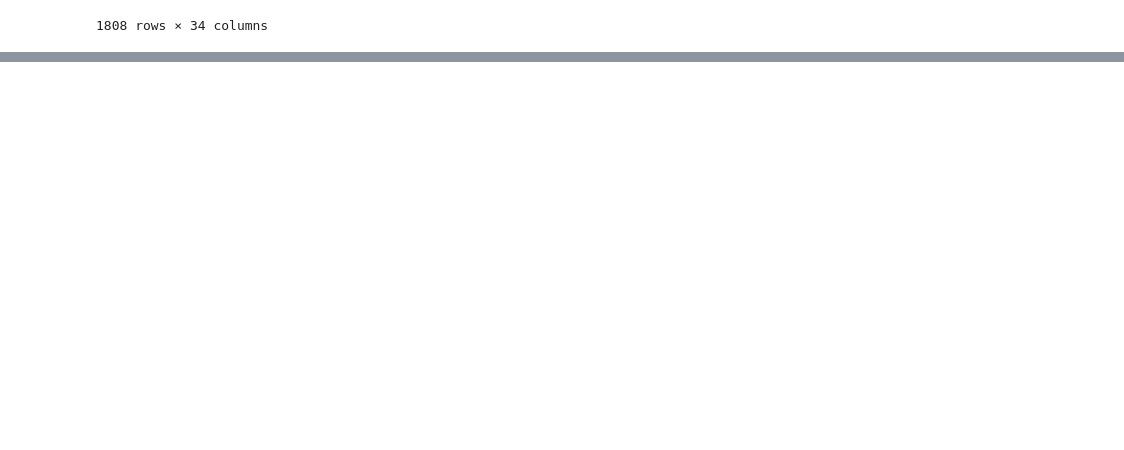
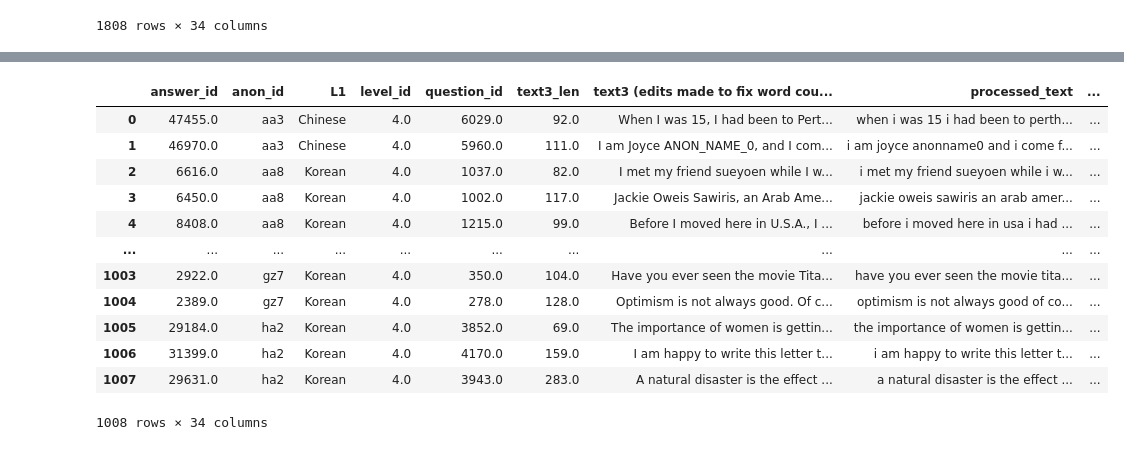
Before and after one commit to mencer456/LRDC-Research, a Jupyter notebook: L2SCA_Processing.ipynb, the cells around one changed output, grey strips where cells are left out. Drawn from its saved outputs; the diff is of its cells as text; code cells hidden in the pictures; blank space fills up the shorter version.

```diff
--- a/L2SCA_Processing.ipynb
+++ b/L2SCA_Processing.ipynb
@@ -300,0 +376,17 @@ ids
+# %%
+loose4=by_lvl(loose_merged,'4')
+loose4
+# %% [output]
+|  | answer_id | anon_id | L1 | level_id | question_id | text3_len | text3 (edits made to fix word cou... | processed_text | ... |
+| 0 | 47455.0 | aa3 | Chinese | 4.0 | 6029.0 | 92.0 | When I was 15, I had been to Pert... | when i was 15 i had been to perth... | ... |
+| 1 | 46970.0 | aa3 | Chinese | 4.0 | 5960.0 | 111.0 | I am Joyce ANON_NAME_0, and I com... | i am joyce anonname0 and i come f... | ... |
+| 2 | 6616.0 | aa8 | Korean | 4.0 | 1037.0 | 82.0 | I met my friend sueyoen while I w... | i met my friend sueyoen while i w... | ... |
+| 3 | 6450.0 | aa8 | Korean | 4.0 | 1002.0 | 117.0 | Jackie Oweis Sawiris, an Arab Ame... | jackie oweis sawiris an arab amer... | ... |
+| 4 | 8408.0 | aa8 | Korean | 4.0 | 1215.0 | 99.0 | Before I moved here in U.S.A., I ... | before i moved here in usa i had ... | ... |
+| ... | ... | ... | ... | ... | ... | ... | ... | ... | ... |
+| 1003 | 2922.0 | gz7 | Korean | 4.0 | 350.0 | 104.0 | Have you ever seen the movie Tita... | have you ever seen the movie tita... | ... |
+| 1004 | 2389.0 | gz7 | Korean | 4.0 | 278.0 | 128.0 | Optimism is not always good. Of c... | optimism is not always good of co... | ... |
+| 1005 | 29184.0 | ha2 | Korean | 4.0 | 3852.0 | 69.0 | The importance of women is gettin... | the importance of women is gettin... | ... |
+| 1006 | 31399.0 | ha2 | Korean | 4.0 | 4170.0 | 159.0 | I am happy to write this letter t... | i am happy to write this letter t... | ... |
+| 1007 | 29631.0 | ha2 | Korean | 4.0 | 3943.0 | 283.0 | A natural disaster is the effect ... | a natural disaster is the effect ... | ... |
+1008 rows × 34 columns
```
Also changed, not shown: parts of 15 cells of this notebook, 3 other files.
